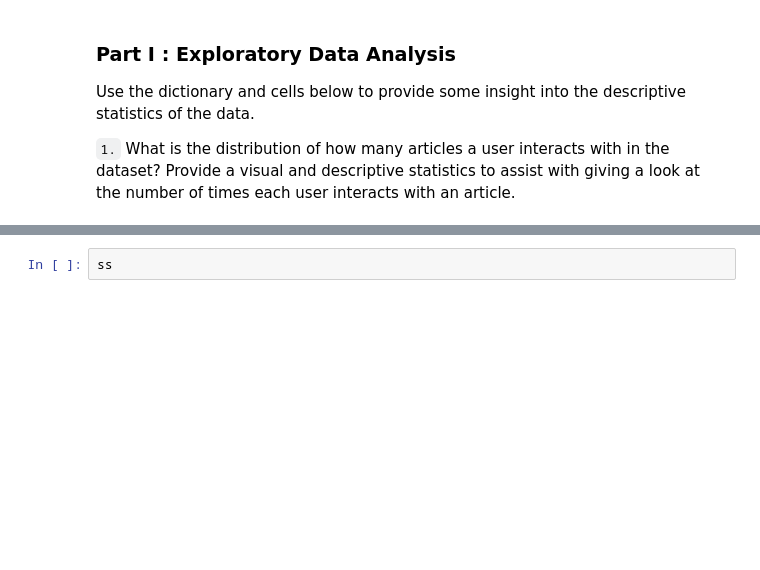
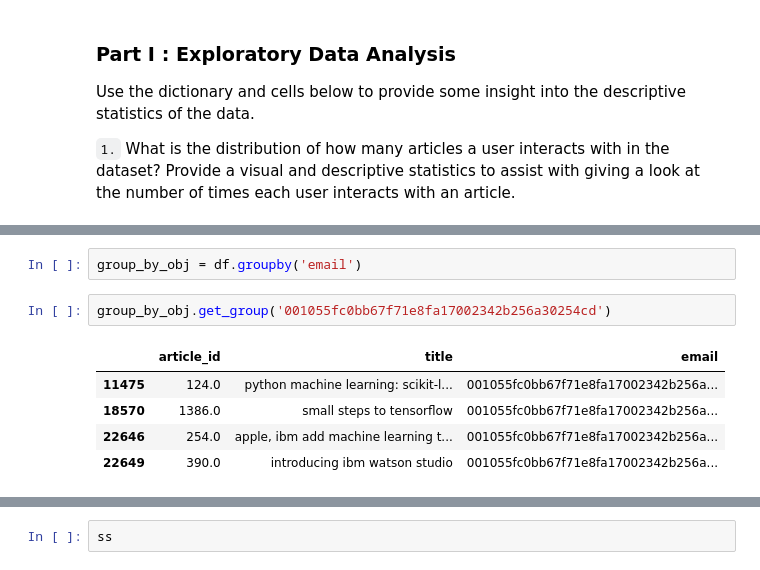
Before and after one commit to hen-wg/udacity_recommendation_engine, a Jupyter notebook: Recommendations_with_IBM.ipynb, the cells around one changed output, grey strips where cells are left out. Cells and saved outputs as stored; diff of their text form; blank space fills up the shorter version.

```diff
--- a/Recommendations_with_IBM.ipynb
+++ b/Recommendations_with_IBM.ipynb
@@ -231,0 +265,10 @@ df_pivot[df_pivot.index.get_level_values('email') == '2b6c0f514c2f2b04ad3c458340
+# %%
+group_by_obj = df.groupby('email')
+# %%
+group_by_obj.get_group('001055fc0bb67f71e8fa17002342b256a30254cd')
+# %% [output]
+|  | article_id | title | email |
+| 11475 | 124.0 | python machine learning: scikit-l... | 001055fc0bb67f71e8fa17002342b256a... |
+| 18570 | 1386.0 | small steps to tensorflow | 001055fc0bb67f71e8fa17002342b256a... |
+| 22646 | 254.0 | apple, ibm add machine learning t... | 001055fc0bb67f71e8fa17002342b256a... |
+| 22649 | 390.0 | introducing ibm watson studio | 001055fc0bb67f71e8fa17002342b256a... |
```
Also changed, not shown: parts of 22 cells of this notebook.
